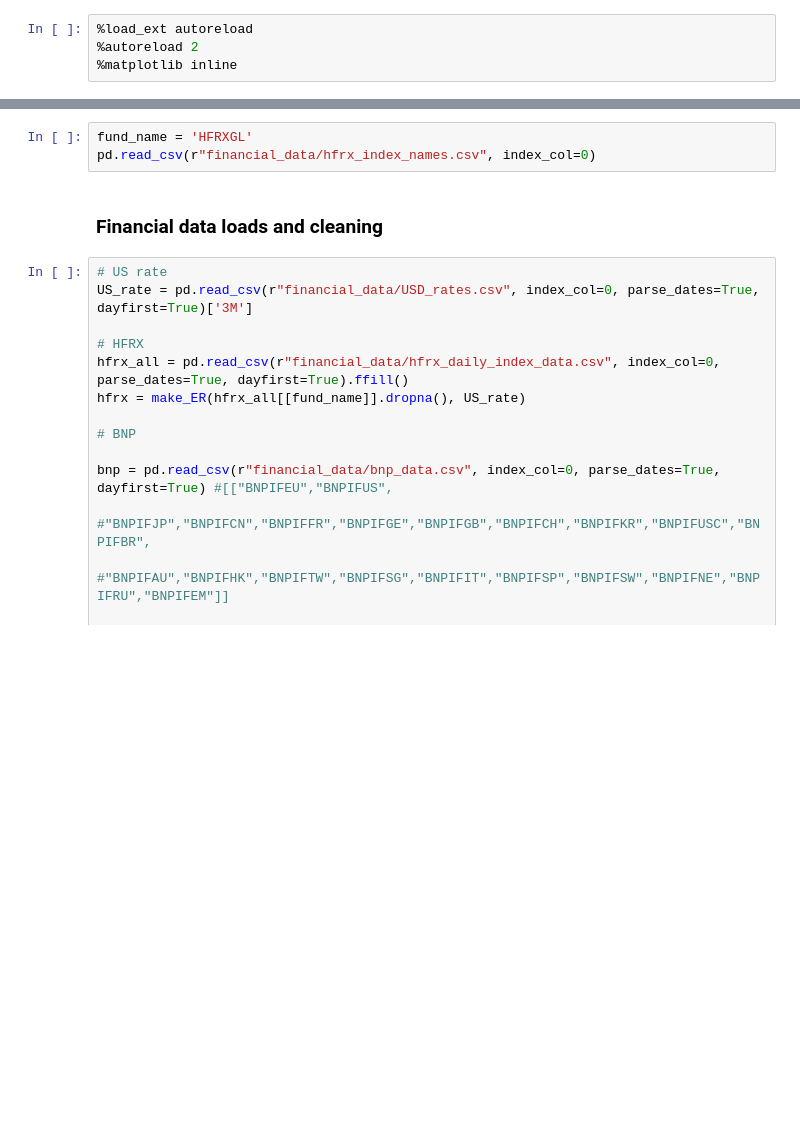
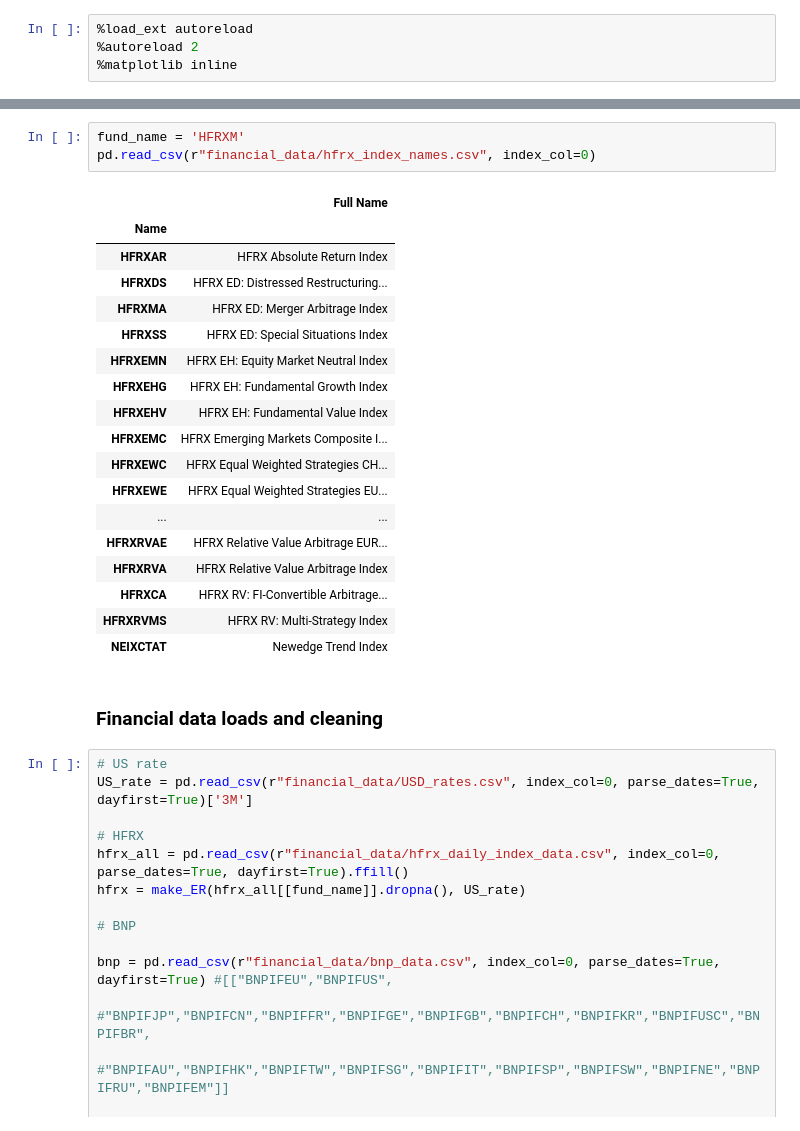
Before and after one commit to gwigniolle/Hedge-Fund-Replication, a Jupyter notebook: Replication HFRXGL.ipynb, the cells around one changed output, grey strips where cells are left out. Cells and saved outputs as stored; diff of their text form; blank space fills up the shorter version.

```diff
--- a/Replication HFRXGL.ipynb
+++ b/Replication HFRXGL.ipynb
@@ -21,6 +22,25 @@ ImportError: cannot import name 'replication_stats'
 # %%
-fund_name = 'HFRXGL'
+fund_name = 'HFRXM'
 pd.read_csv(r"financial_data/hfrx_index_names.csv", index_col=0)
+# %% [output]
+|  | Full Name |
+| Name |  |
+| HFRXAR | HFRX Absolute Return Index |
+| HFRXDS | HFRX ED: Distressed Restructuring... |
+| HFRXMA | HFRX ED: Merger Arbitrage Index |
+| HFRXSS | HFRX ED: Special Situations Index |
+| HFRXEMN | HFRX EH: Equity Market Neutral Index |
+| HFRXEHG | HFRX EH: Fundamental Growth Index |
+| HFRXEHV | HFRX EH: Fundamental Value Index |
+| HFRXEMC | HFRX Emerging Markets Composite I... |
+| HFRXEWC | HFRX Equal Weighted Strategies CH... |
+| HFRXEWE | HFRX Equal Weighted Strategies EU... |
+| ... | ... |
+| HFRXRVAE | HFRX Relative Value Arbitrage EUR... |
+| HFRXRVA | HFRX Relative Value Arbitrage Index |
+| HFRXCA | HFRX RV: FI-Convertible Arbitrage... |
+| HFRXRVMS | HFRX RV: Multi-Strategy Index |
+| NEIXCTAT | Newedge Trend Index |
 # %% [markdown]
 ### Financial data loads and cleaning
 # %%
```
Also changed, not shown: parts of 43 cells of this notebook, 1 other file.
